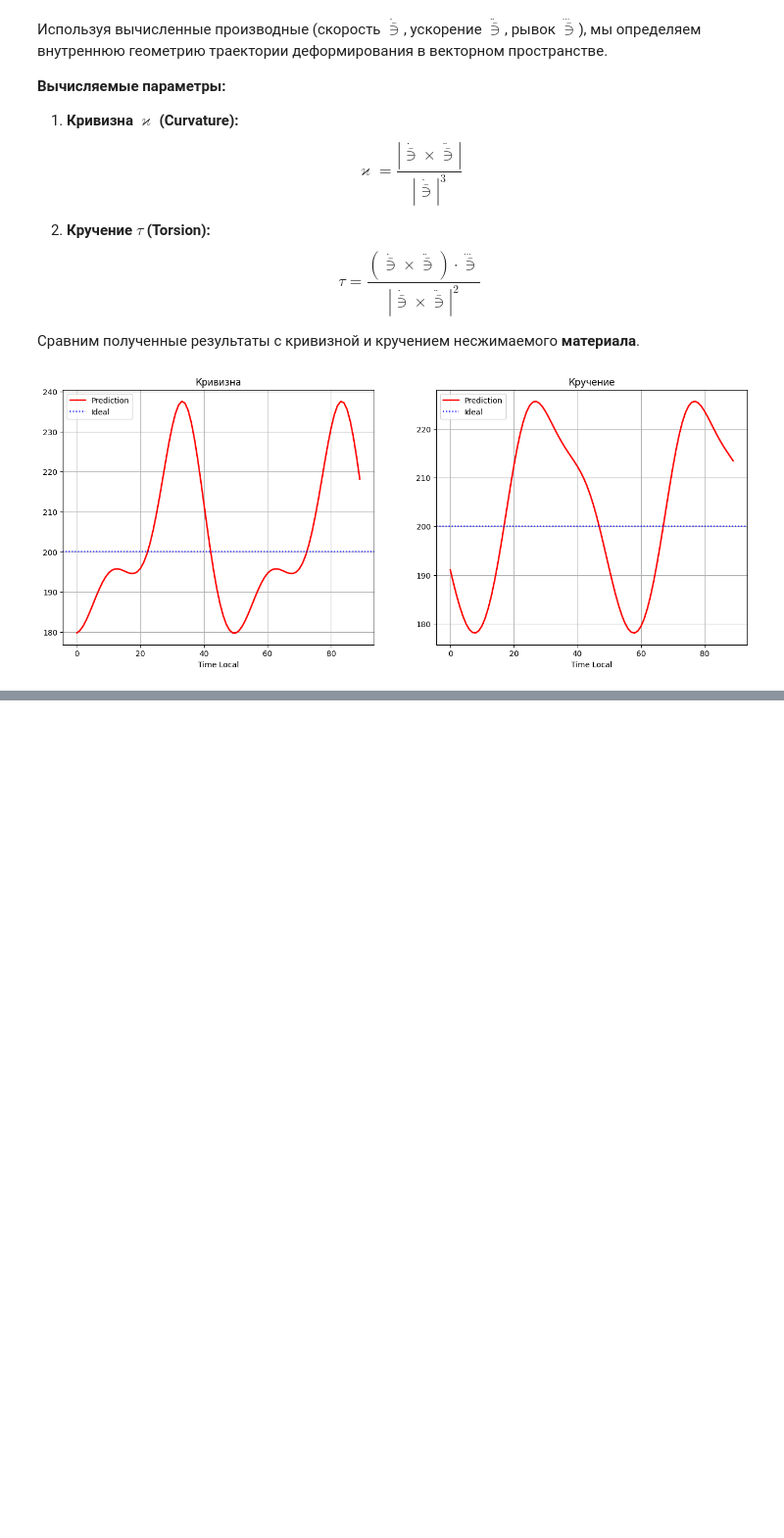
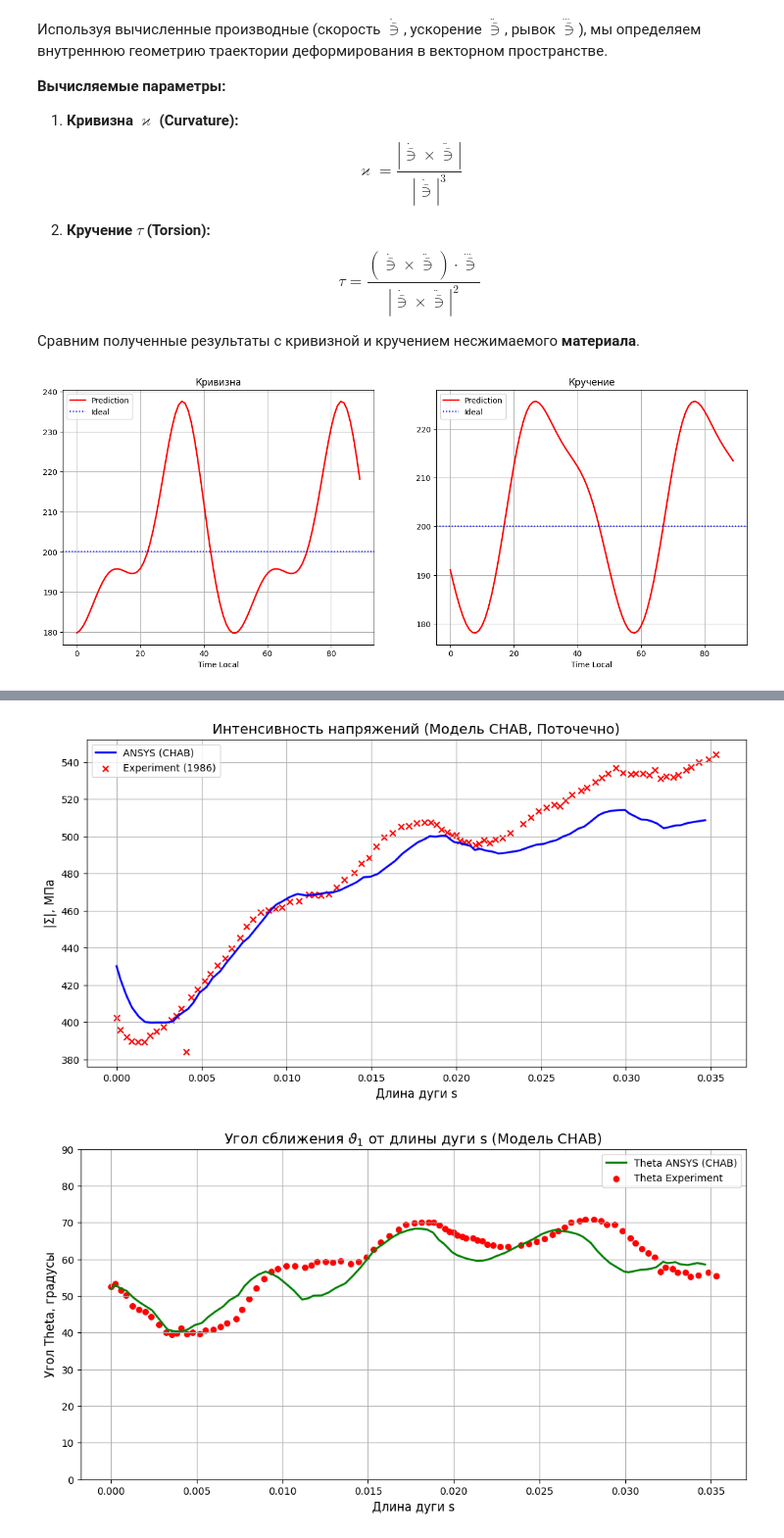
Before and after one commit to ArtemDos/complex_deformations, a Jupyter notebook: P29/experimental_vint/chab.ipynb, the cells around one changed output, grey strips where cells are left out. Shown at 98% size. Saved outputs shown, nothing was run; the diff lists cells and outputs as text; code cells hidden in the pictures; blank space fills up the shorter version.

```diff
--- a/P29/experimental_vint/chab.ipynb
+++ b/P29/experimental_vint/chab.ipynb
@@ -340,0 +346,4 @@ plt.show()
+# %%
+nu_path = r"nu.txt"
+with open(nu_path, "r") as f:
+        nu = float(f.read().strip())
@@ -340,0 +395,32 @@ plt.show()
+# %%
+import matplotlib.pyplot as plt
+
+
+df_exp_stage2['S_EQV_exp'] = np.sqrt(df_exp_stage2['Sig_1']**2 + df_exp_stage2['Sig_2']**2 + df_exp_stage2['Sig_3']**2)
+numerical_experiment_stage2['S_EQV_mc'] = np.sqrt(numerical_experiment_stage2['Sig_1']**2 + numerical_experiment_stage2['Sig_2']**2 + numerical_experiment_stage2['Sig_3']**2)
+
+plt.figure(figsize=(12, 6))
+plt.plot(numerical_experiment_stage2['s'], numerical_experiment_stage2['S_EQV_mc'], 'b-', label=f'ANSYS ({model_name})', linewidth=2)
+plt.scatter(df_exp_stage2['s'], df_exp_stage2['S_EQV_exp'], color='red', marker='x', label='Experiment (1986)')
+
+plt.title(f'Интенсивность напряжений (Модель {model_name}, Поточечно)', fontsize=14)
+plt.xlabel('Длина дуги s', fontsize=12)
+plt.ylabel('|Σ|, МПа', fontsize=12)
+plt.legend()
+plt.grid(True)
+plt.show()
+
+plt.figure(figsize=(12, 6))
+plt.plot(numerical_experiment_stage2['s'], numerical_experiment_stage2['Theta_Approx'], 'g-', label=f'Theta ANSYS ({model_name})', linewidth=2)
+plt.scatter(df_exp_stage2['s'], df_exp_stage2['Theta_vs_ans'], color='red', marker='o', s=30, label='Theta Experiment')
+
+plt.title(f'Угол сближения $\\vartheta_1$ от длины дуги s (Модель {model_name})', fontsize=14)
+plt.xlabel('Длина дуги s', fontsize=12)
+plt.ylabel('Угол Theta, градусы', fontsize=12)
+plt.legend()
+plt.grid(True)
+plt.ylim(0, 90)
+plt.show()
+# %% [output]
+[figure, added]
+[figure, added]
```
Also changed, not shown: parts of 4 cells of this notebook, 10 other files.
